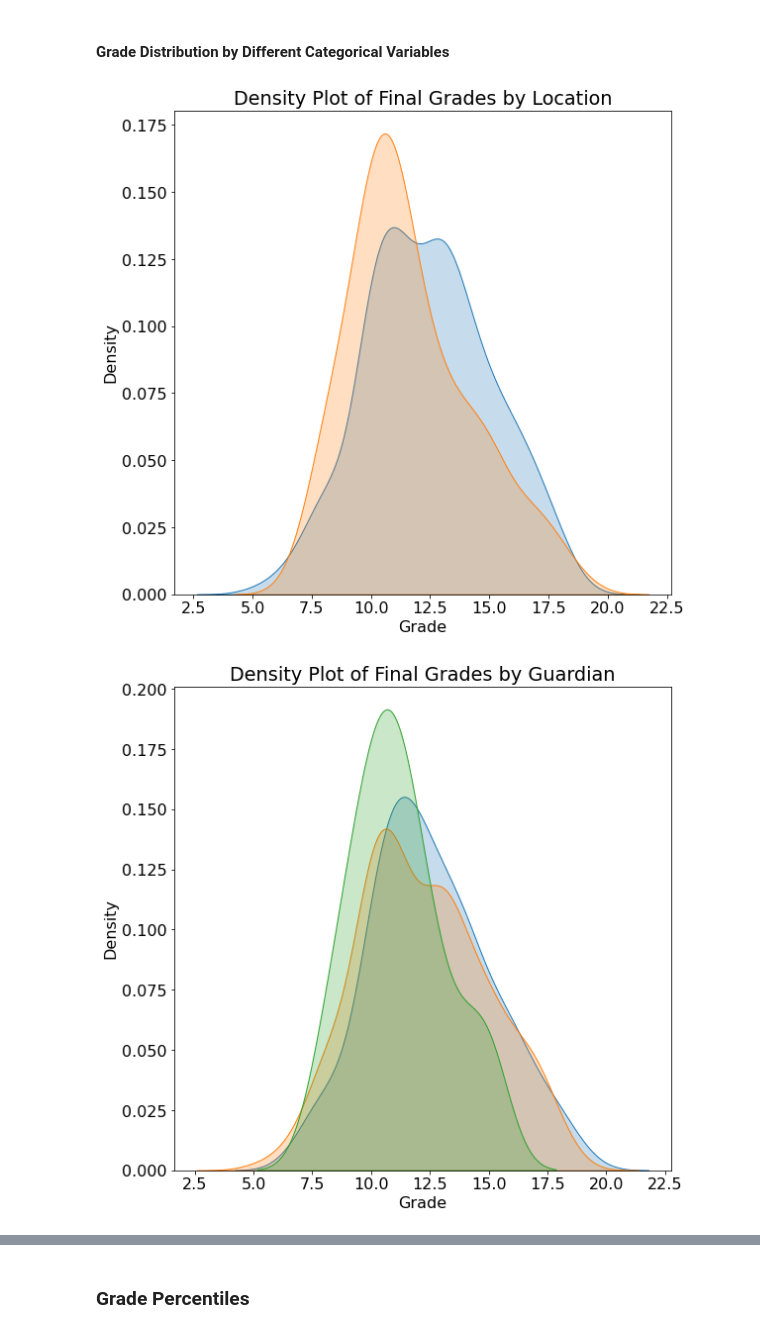
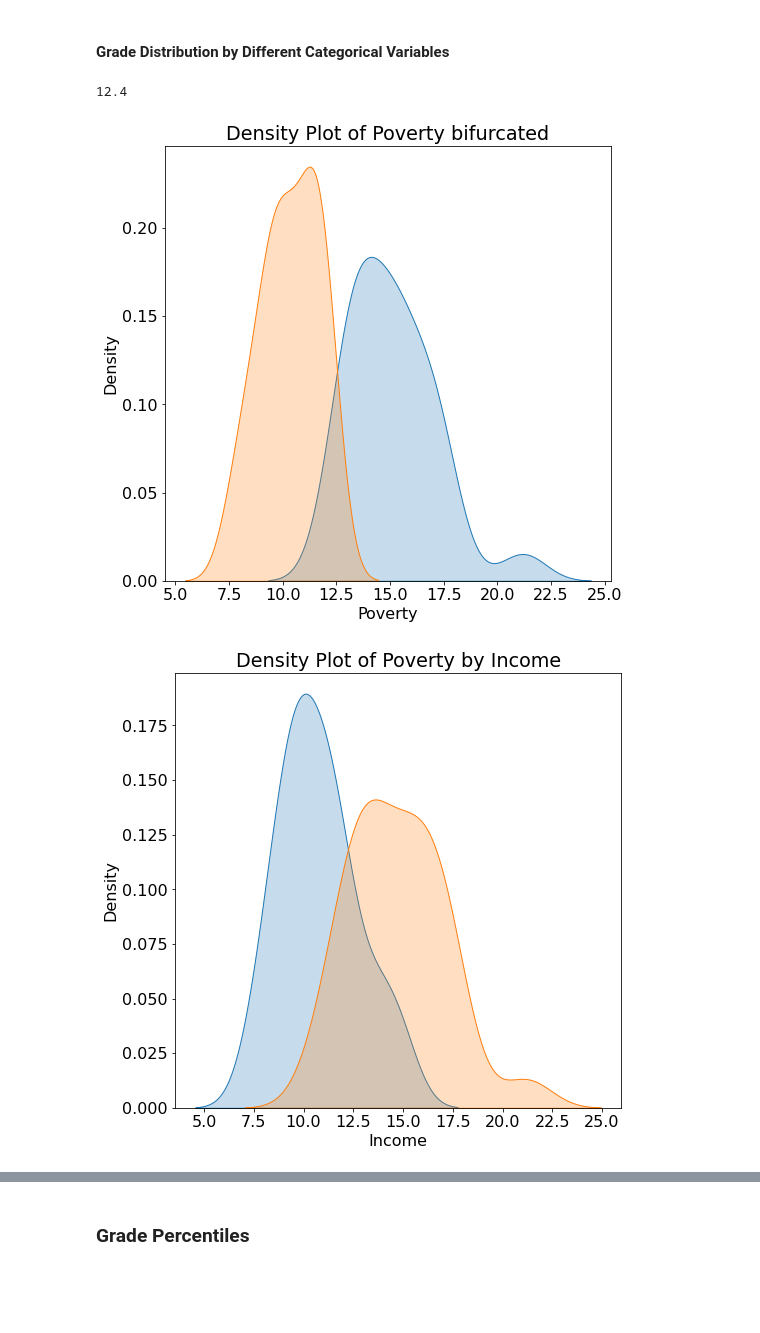
Before and after one commit to thistleknot/python-ml, a Jupyter notebook: code/Bayesian Linear Regression Project.ipynb, the cells around one changed output, grey strips where cells are left out. Cells and saved outputs as stored; diff of their text form; code cells hidden in the pictures; blank space fills up the shorter version.

```diff
--- a/code/Bayesian Linear Regression Project.ipynb
+++ b/code/Bayesian Linear Regression Project.ipynb
@@ -58,12 +58,12 @@ import pymc3 as pm
 ## Read in Data and Examine
 # %%
 # Read in class scores
-df = pd.read_csv('../data/raw/student-mat.csv')
+df = pd.read_csv('../data/raw/states.csv')
 
 # Filter out grades that were 0
-df = df[~df['G3'].isin([0, 1])]
+#df = df[~df['G3'].isin([0, 1])]
 
-df = df.rename(columns={'G3': 'Grade'})
+#df = df.rename(columns={'G3': 'Grade'})
 
 df.head()
 # %% [output]
@@ -163,18 +163,22 @@ plt.xticks(list(range(5, 20)));
 # %% [markdown]
 #### Grade Distribution by Different Categorical Variables
+# %%
+import statistics
+statistics.median(df['Poverty'])
+# %% [output]
+12.4
 # %%
 # Grade distribution by address
-sns.kdeplot(df.loc[df['address'] == 'U', 'Grade'], label = 'Urban', shade = True)
-sns.kdeplot(df.loc[df['address'] == 'R', 'Grade'], label = 'Rural', shade = True)
-plt.xlabel('Grade'); plt.ylabel('Density'); plt.title('Density Plot of Final Grades by Location');
+sns.kdeplot(df.loc[df['Poverty'] >= statistics.median(df['Poverty']), 'Poverty'], label = 'Upper', shade = True)
+sns.kdeplot(df.loc[df['Poverty'] <= statistics.median(df['Poverty']), 'Poverty'], label = 'Lower', shade = True)
+plt.xlabel('Poverty'); plt.ylabel('Density'); plt.title('Density Plot of Poverty bifurcated');
 # %% [output]
-[figure, old version]
+[figure, new version]
 # %%
-# Grade distribution by Guardian
-sns.kdeplot(df.loc[df['guardian'] == 'father', 'Grade'], label = 'Father', shade = True)
-sns.kdeplot(df.loc[df['guardian'] == 'mother', 'Grade'], label = 'Mother', shade = True)
-sns.kdeplot(df.loc[df['guardian'] == 'other', 'Grade'], label = 'Other', shade = True)
-plt.xlabel('Grade'); plt.ylabel('Density'); plt.title('Density Plot of Final Grades by Guardian');
+
+sns.kdeplot(df.loc[df['Income'] >= statistics.median(df['Income']), 'Poverty'], label = 'Above Median Income', shade = True)
+sns.kdeplot(df.loc[df['Income'] <= statistics.median(df['Income']), 'Poverty'], label = 'Below Median Income', shade = True)
+plt.xlabel('Income'); plt.ylabel('Density'); plt.title('Density Plot of Poverty by Income');
 # %% [output]
-[figure, old version]
+[figure, new version]
 # %%
```
Also changed, not shown: parts of 14 cells of this notebook.
